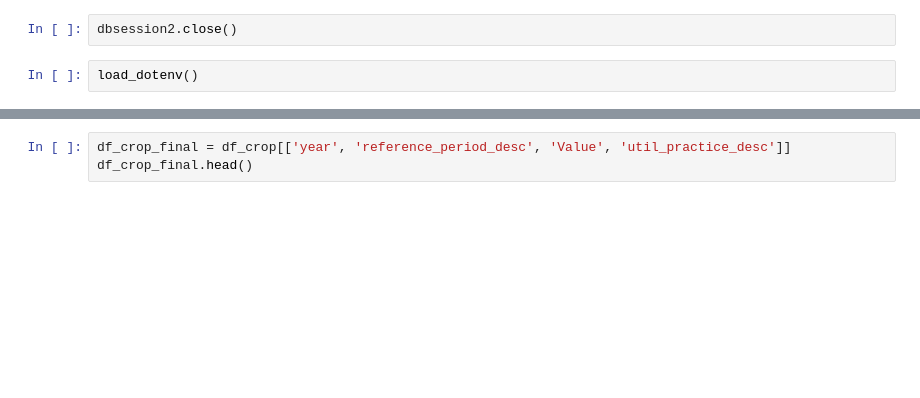
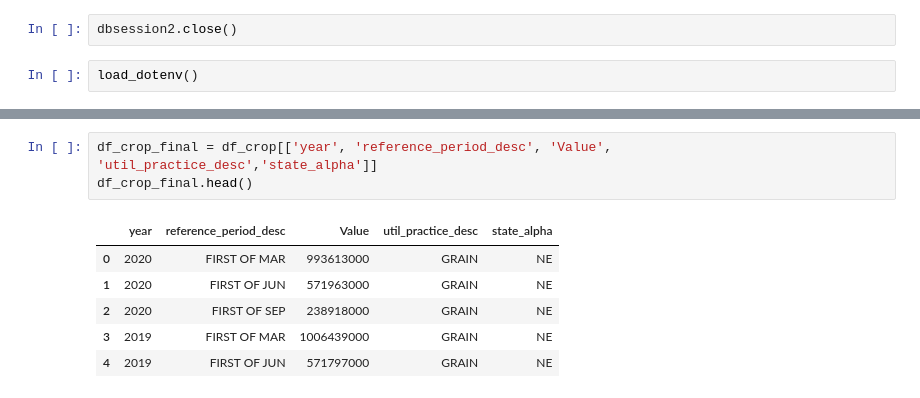
Before and after one commit to stew1922/data_farming, a Jupyter notebook: notebooks/carolina.ipynb, the cells around one changed output, grey strips where cells are left out. Cells and saved outputs as stored; diff of their text form; blank space fills up the shorter version.

```diff
--- a/notebooks/carolina.ipynb
+++ b/notebooks/carolina.ipynb
@@ -343,6 +350,13 @@ df_crop.head()
 # %%
-df_crop_final = df_crop[['year', 'reference_period_desc', 'Value', 'util_practice_desc']]
+df_crop_final = df_crop[['year', 'reference_period_desc', 'Value', 'util_practice_desc','state_alpha']]
 df_crop_final.head()
+# %% [output]
+|  | year | reference_period_desc | Value | util_practice_desc | state_alpha |
+| 0 | 2020 | FIRST OF MAR | 993613000 | GRAIN | NE |
+| 1 | 2020 | FIRST OF JUN | 571963000 | GRAIN | NE |
+| 2 | 2020 | FIRST OF SEP | 238918000 | GRAIN | NE |
+| 3 | 2019 | FIRST OF MAR | 1006439000 | GRAIN | NE |
+| 4 | 2019 | FIRST OF JUN | 571797000 | GRAIN | NE |
 # %%
 # select 2000
 select_crop_year = df_crop_final.loc[df_crop_final['year']==2000]
```
Also changed, not shown: parts of 10 cells of this notebook, 4 other files.
